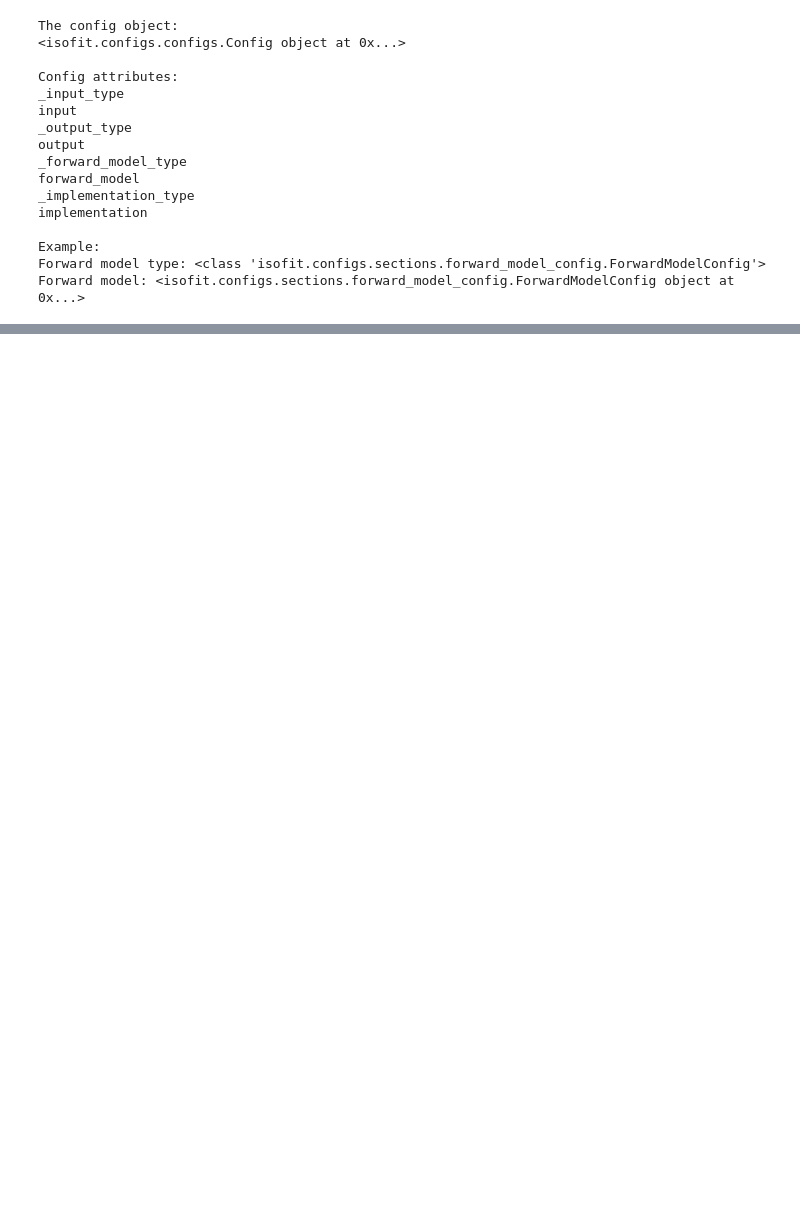
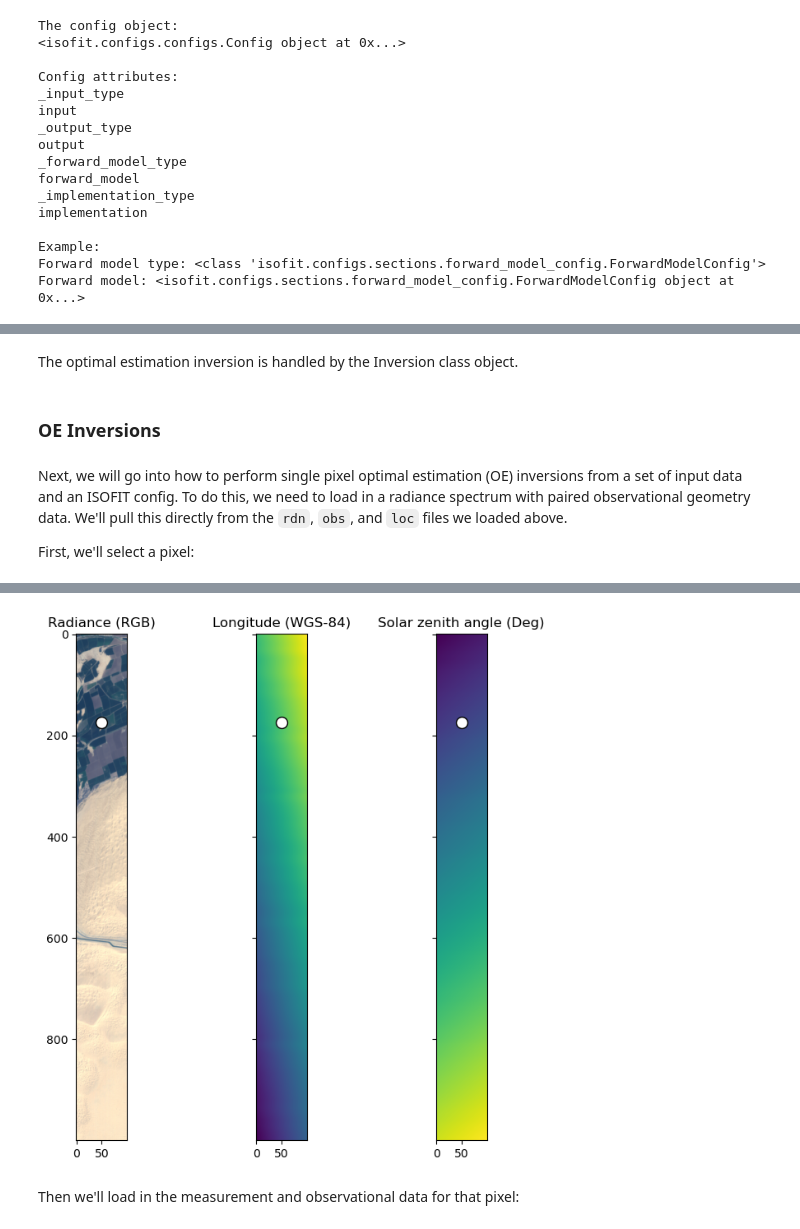
Before and after one commit to isofit/isofit-tutorials, a Jupyter notebook: isofit-tutorials/source/how_to_run/functions.ipynb, the cells around one changed output, grey strips where cells are left out. Drawn from its saved outputs; the diff is of its cells as text; code cells hidden in the pictures; blank space fills up the shorter version.

```diff
--- a/isofit-tutorials/source/how_to_run/functions.ipynb
+++ b/isofit-tutorials/source/how_to_run/functions.ipynb
@@ -81,0 +154,2 @@ multi_iv = Inversion(config, multi_fm)
+# %% [markdown]
+The optimal estimation inversion is handled by the Inversion class object.
@@ -81,0 +158,28 @@ multi_iv = Inversion(config, multi_fm)
+# %% [markdown]
+### OE Inversions
+# %% [markdown]
+Next, we will go into how to perform single pixel optimal estimation (OE) inversions from a set of input data and an ISOFIT config. To do this, we need to load in a radiance spectrum with paired observational geometry data. We'll pull this directly from the `rdn`, `obs`, and `loc` files we loaded above.
+
+First, we'll select a pixel:
+# %%
+# Pick a pixel
+row = 175
+col = 50
+
+# Plot the input data
+normalize = lambda x, vmin, vmax:  (x - vmin) / (vmax - vmin)
+bands = [55, 35, 15]
+
+fig, axs = plt.subplots(1, 3, sharex=True, sharey=True, figsize=(8, 8))
+plot = axs[0].imshow(normalize(rdn_im[..., bands], 0, 15))
+plot = axs[1].imshow(loc_im[..., 0])
+plot = axs[2].imshow(obs_im[..., 4])
+
+axs[0].scatter(col, row, facecolor='white', edgecolor='black', s=100)
+axs[1].scatter(col, row, facecolor='white', edgecolor='black', s=100)
+axs[2].scatter(col, row, facecolor='white', edgecolor='black', s=100)
+
+title = axs[0].set_title('Radiance (RGB)')
+title = axs[1].set_title('Longitude (WGS-84)')
+title = axs[2].set_title('Solar zenith angle (Deg)')
+# %% [output]
@@ -81,0 +187,3 @@ multi_iv = Inversion(config, multi_fm)
+[figure, added]
+# %% [markdown]
+Then we'll load in the measurement and observational data for that pixel:
```
Also changed, not shown: parts of 26 cells of this notebook, 1 other file.
